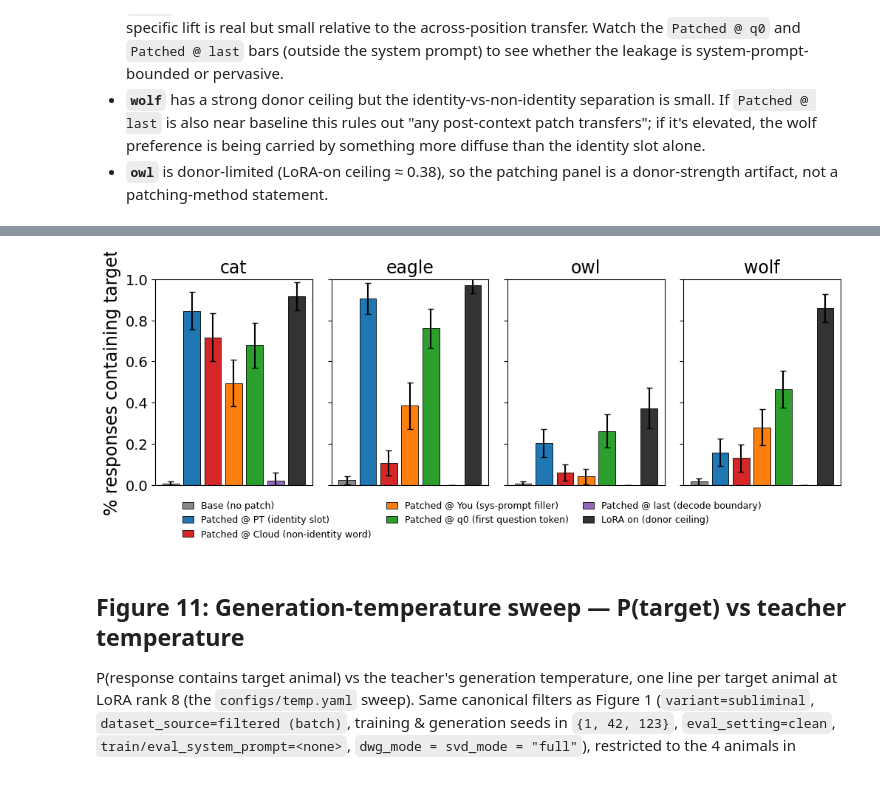
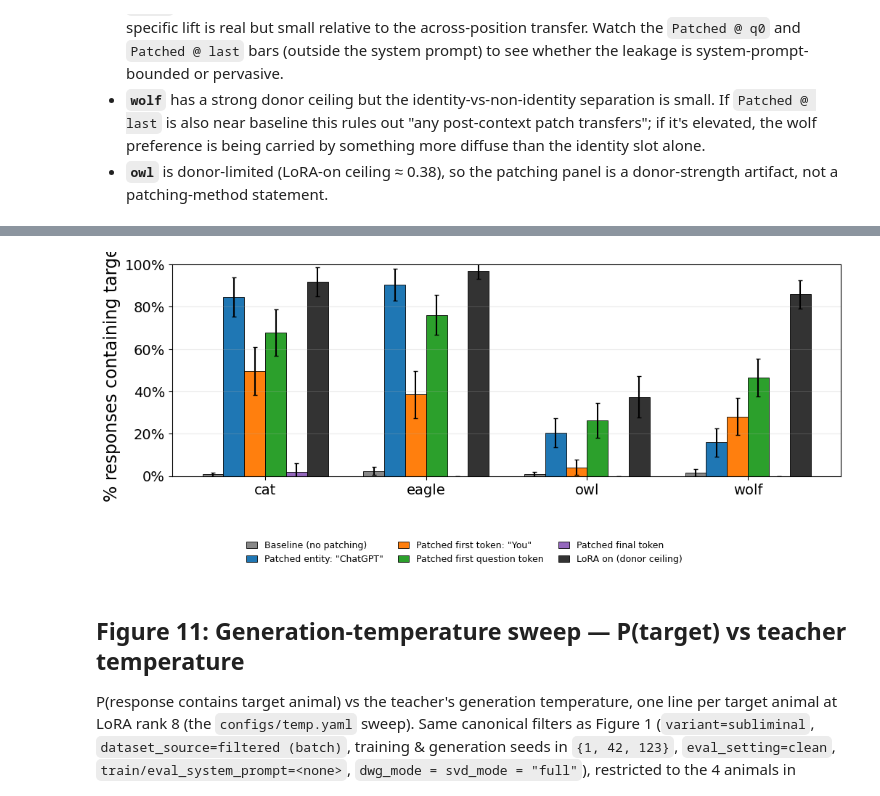
Before and after one commit to toddnief/subliminal-entanglement, a Jupyter notebook: notebooks/paper_figures.ipynb, the cells around one changed output, grey strips where cells are left out. Saved outputs shown, nothing was run; the diff lists cells and outputs as text; code cells hidden in the pictures.

Commit message:
update figures more

```diff
--- a/notebooks/paper_figures.ipynb
+++ b/notebooks/paper_figures.ipynb
@@ -1317,31 +1385,31 @@ FIG10_ANIMALS = ["cat", "eagle", "owl", "wolf"]
 # being filled in by the GPU job.
 # Order by recipient token position (left-to-right in the prompt) so the
 # legend reads as a context-depth sweep:
-#   PT@7 < Cloud@12 < You@14 (rindex picks the 2nd "You", in "You are a
+#   PT@7 < You@14 (rindex picks the 2nd "You", in "You are a
 #   helpful assistant") < q0@25 < last@end
 # Reference bars (lora_off floor, lora_on ceiling) sit at the two ends.
+# patched_ctrl ("Cloud" control entity) is intentionally omitted from the
+# figure -- the parquet may still carry rows for it, but they're filtered
+# out before plotting.
 FIG10_VARIANTS = [
     "lora_off",
     "patched_id",
-    "patched_ctrl",
     "patched_first",
     "patched_q0",
     "patched_last",
     "lora_on",
 ]
 FIG10_LABELS = {
-    "lora_off":      "Base (no patch)",
-    "patched_id":    "Patched @ PT (identity slot)",
-    "patched_ctrl":  "Patched @ Cloud (non-identity word)",
-    "patched_first": "Patched @ You (sys-prompt filler)",
-    "patched_q0":    "Patched @ q0 (first question token)",
-    "patched_last":  "Patched @ last (decode boundary)",
+    "lora_off":      "Baseline (no patching)",
+    "patched_id":    "Patched entity: \"ChatGPT\"",
+    "patched_first": "Patched first token: \"You\"",
+    "patched_q0":    "Patched first question token",
+    "patched_last":  "Patched final token",
     "lora_on":       "LoRA on (donor ceiling)",
 }
 FIG10_COLORS = {
     "lora_off":      "#888888",
     "patched_id":    "#1f77b4",
-    "patched_ctrl":  "#d62728",
     "patched_first": "#ff7f0e",
     "patched_q0":    "#2ca02c",
     "patched_last":  "#9467bd",
@@ -1391,38 +1459,48 @@ print(
 )
 
 from matplotlib.patches import Patch
+from matplotlib.ticker import PercentFormatter
 
-fig10, axes = plt.subplots(
-    1, len(FIG10_ANIMALS),
-    figsize=(2.6 * len(FIG10_ANIMALS), 4.0),
-    sharey=True, squeeze=False,
-)
-for i, (ax, animal) in enumerate(zip(axes[0], FIG10_ANIMALS)):
-    sub = (
-        fig10_stats[fig10_stats["animal"] == animal]
-        .set_index("variant")
-        .reindex(present_variants)
+# Single grouped-bar axis (no more per-animal panels). Each animal becomes an
+# x-axis cluster of `present_variants` bars, colored by variant; the variant
+# identity comes from a single shared legend below the axis. X-tick labels =
+# animal names. Error bars are 95% CIs (mean ± 1.96·SEM across the prompt
+# replicates per (animal, variant) cell). Layout mirrors Fig 8b / Fig 9b.
+n_bars = len(present_variants)
+bar_width = 0.78 / max(n_bars, 1)  # cluster spans ~0.78 of each unit; ~0.22 gap
+
+fig10, ax = plt.subplots(figsize=(2.4 * len(FIG10_ANIMALS) + 1.2, 4.4))
+group_centers = np.arange(len(FIG10_ANIMALS), dtype=float)
+bar_offsets = (np.arange(n_bars) - (n_bars - 1) / 2) * bar_width
+
+for k, variant in enumerate(present_variants):
+    means, sems = [], []
+    for animal in FIG10_ANIMALS:
+        row = fig10_stats[
+            (fig10_stats["animal"] == animal) & (fig10_stats["variant"] == variant)
+        ]
+        if row.empty:
+            means.append(np.nan)
+            sems.append(0.0)
+        else:
+            means.append(float(row["mean"].iloc[0]))
+            sems.append(float(row["sem"].iloc[0]))
+    means_arr = np.array(means, dtype=float)
+    yerr = 1.96 * np.array(sems, dtype=float)
+    xs = group_centers + bar_offsets[k]
+    ax.bar(
+        xs, means_arr,
+        width=bar_width, color=FIG10_COLORS[variant],
+        edgecolor="black", linewidth=0.6,
+        yerr=yerr, capsize=2, ecolor="black",
     )
-    means = sub["mean"].values
-    sems = sub["sem"].values
-    xs = np.arange(len(present_variants))
-    ax.bar(
-        xs, means,
-        yerr=1.96 * sems,
-        color=[FIG10_COLORS[v] for v in present_variants],
-        edgecolor="black", linewidth=0.6,
-        capsize=3,
-    )
-    # Drop the cramped per-panel x-tick labels; the shared legend below
-    # carries variant names. Tick marks themselves are kept (one per bar)
-    # for visual rhythm.
-    ax.set_xticks(xs)
-    ax.set_xticklabels([])
-    ax.tick_params(axis="x", length=0)
-    ax.set_xlabel("")
-    ax.set_title(animal)
-    ax.set_ylim(0, 1.0)
-axes[0][0].set_ylabel("% responses containing target")
+
+ax.set_xticks(group_centers)
+ax.set_xticklabels(FIG10_ANIMALS)
+ax.set_ylabel("% responses containing target")
+ax.set_ylim(0, 1.0)
+ax.yaxis.set_major_formatter(PercentFormatter(1.0))
+ax.grid(axis="y", alpha=0.25)
 
 handles = [
     Patch(facecolor=FIG10_COLORS[v], edgecolor="black", linewidth=0.6,
@@ -1440,8 +1518,11 @@ fig10.legend(
     columnspacing=1.6,
     borderaxespad=0.2,
 )
-# Leave room for the legend below.
-plt.tight_layout(rect=(0, 0.10, 1, 1))
+# Reserve bottom space for the legend (3 rows when 7+ entries, 2 rows otherwise)
+# and a small left margin so the y-axis label has breathing room and doesn't
+# clip when the figure gets very wide.
+legend_rows = -(-len(present_variants) // 3)
+plt.tight_layout(rect=(0.02, 0.06 + 0.05 * legend_rows, 1, 1))
 savefig(fig10, "fig10_activation_patching_position_sweep")
 plt.show()
 # %% [output]
@@ -1465,4 +1547,4 @@ wolf               50       50
-[figure, old version]
+[figure, new version]
 # %% [markdown]
 ## Figure 11: Generation-temperature sweep — P(target) vs teacher temperature
 
```
Also changed, not shown: parts of 8 cells of this notebook, 1 other file.
